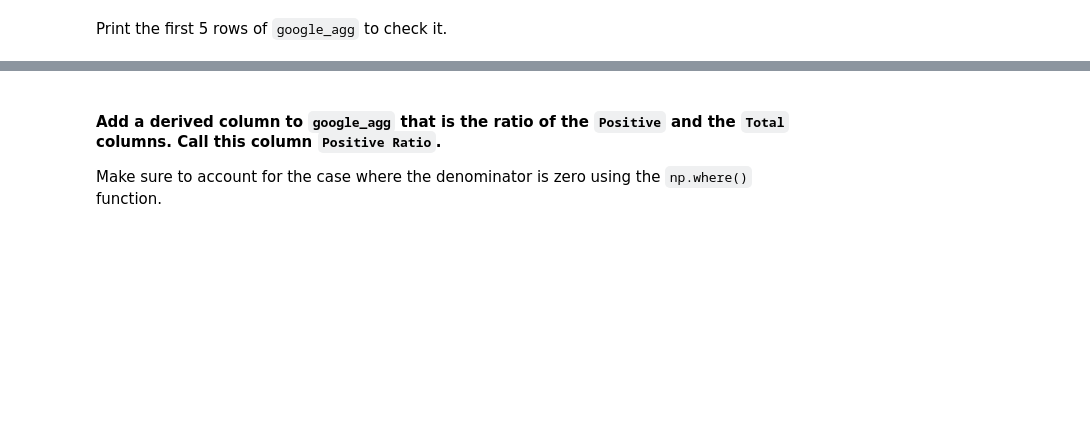
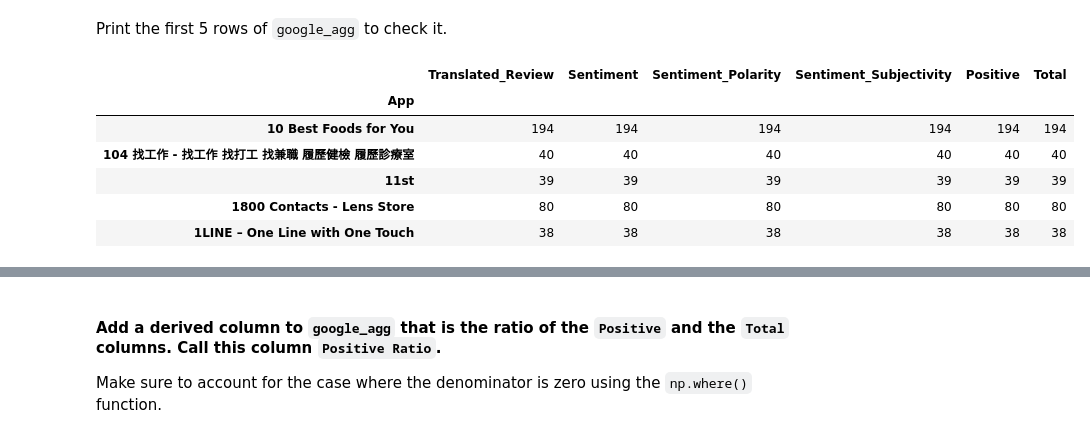
Before and after one commit to luanasolisg/dataptmad1019, a Jupyter notebook: module-3/lab-supervised-learning-feature-extraction/your-code/main.ipynb, the cells around one changed output, grey strips where cells are left out. Cells and saved outputs as stored; diff of their text form; code cells hidden in the pictures; blank space fills up the shorter version.

```diff
--- a/module-3/lab-supervised-learning-feature-extraction/your-code/main.ipynb
+++ b/module-3/lab-supervised-learning-feature-extraction/your-code/main.ipynb
@@ -449,7 +449,7 @@ def positive_function(x):
     Returns:
         The number of occurrences of `Positive` in the column data.
     """
-    return 0
+    return np.where(x=='Positive', 1, 0)
 # %% [markdown]
 #### Step 2: Create a new dataframe to contain the `App` name, the number of positive reviews, and the total number of reviews of each app
 
@@ -470,3 +483,12 @@ As of Pandas v0.23.4, you may opt to supply an array or an object to `agg()`. If
 Print the first 5 rows of `google_agg` to check it.
 # %%
 # Your code here
+review_missing_removed.groupby(['App']).count().head()
+# %% [output]
+|  | Translated_Review | Sentiment | Sentiment_Polarity | Sentiment_Subjectivity | Positive | Total |
+| App |  |  |  |  |  |  |
+| 10 Best Foods for You | 194 | 194 | 194 | 194 | 194 | 194 |
+| 104 找工作 - 找工作 找打工 找兼職 履歷健檢 履歷診療室 | 40 | 40 | 40 | 40 | 40 | 40 |
+| 11st | 39 | 39 | 39 | 39 | 39 | 39 |
+| 1800 Contacts - Lens Store | 80 | 80 | 80 | 80 | 80 | 80 |
+| 1LINE – One Line with One Touch | 38 | 38 | 38 | 38 | 38 | 38 |
```
Also changed, not shown: parts of 8 cells of this notebook.
